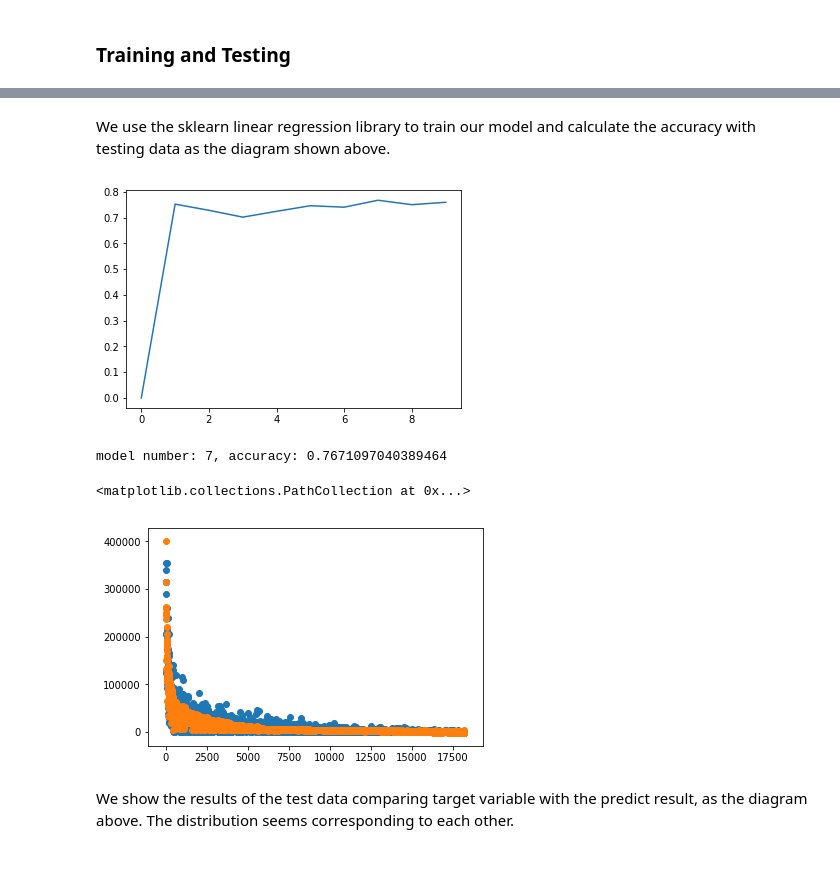
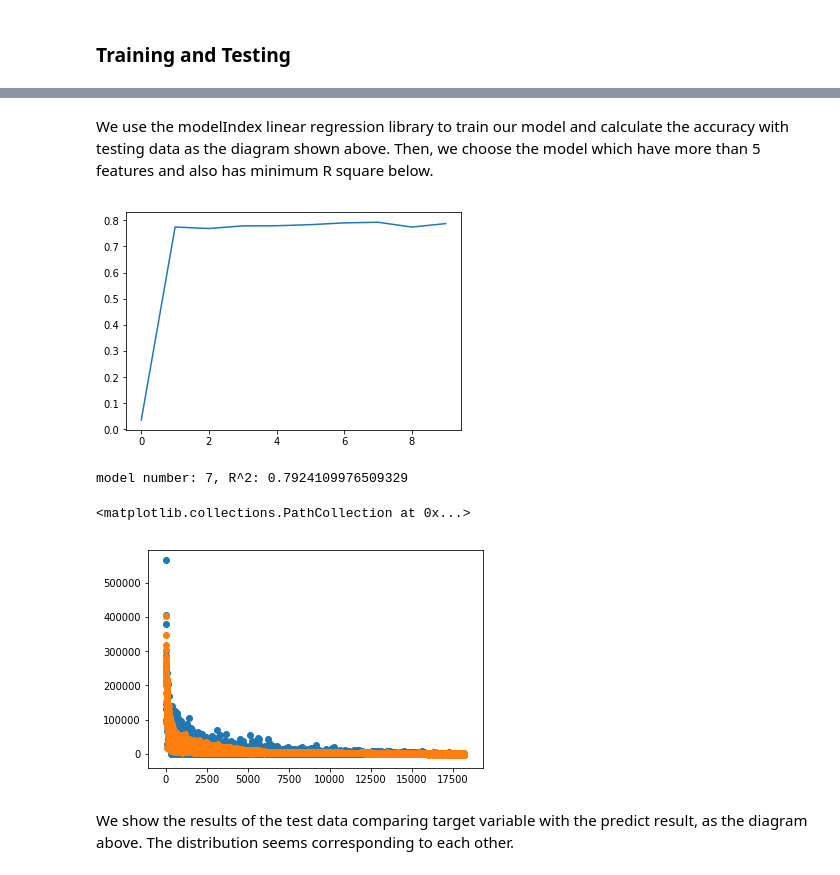
Before and after one commit to PinHoWang/NEU_INFO6105, a Jupyter notebook: Assignment2/Assignment2-PartA.ipynb, the cells around one changed output, grey strips where cells are left out. Saved outputs shown, nothing was run; the diff lists cells and outputs as text; code cells hidden in the pictures.

```diff
--- a/Assignment2/Assignment2-PartA.ipynb
+++ b/Assignment2/Assignment2-PartA.ipynb
@@ -866,23 +846,23 @@ plt.plot(scores)
 # %% [markdown]
-We use the sklearn linear regression library to train our model and calculate the accuracy with testing data as the diagram shown above.
+We use the modelIndex linear regression library to train our model and calculate the accuracy with testing data as the diagram shown above. Then, we choose the model which have more than 5 features and also has minimum R square below.
 # %%
 while scores.index(max(scores)) < 6:
-    [scores, models, train_X, train_Y, test_X, test_Y, train_predict, test_predict] = buildLRModel(features)
+    [scores, models, train_X, train_Y, test_X, test_Y] = buildLRModel(features)
 plt.plot(scores)
 modelIndex = scores.index(max(scores))
 # %% [output]
-[figure, old version]
+[figure, new version]
 # %%
-print("model number: " + str(modelIndex) + ", accuracy: " + str(scores[modelIndex]))
+print("model number: " + str(modelIndex) + ", R^2: " + str(scores[modelIndex]))
 # %% [output]
-model number: 7, accuracy: 0.7671097040389464
+model number: 7, R^2: 0.7924109976509329
 # %%
 # plt.scatter(train_Y[modelIndex].index.values, train_Y[modelIndex])
 plt.scatter(test_Y[modelIndex].index.values, test_Y[modelIndex])
-plt.scatter(test_Y[modelIndex].index.values, test_predict[modelIndex])
+plt.scatter(train_Y[modelIndex].index.values, models[modelIndex].predict())
 # %% [output]
 <matplotlib.collections.PathCollection at 0x...>
-[figure, old version]
+[figure, new version]
 # %% [markdown]
 We show the results of the test data comparing target variable with the predict result, as the diagram above. The distribution seems corresponding to each other.
 # %% [markdown]
```
Also changed, not shown: parts of 27 cells of this notebook, 1 other file.
